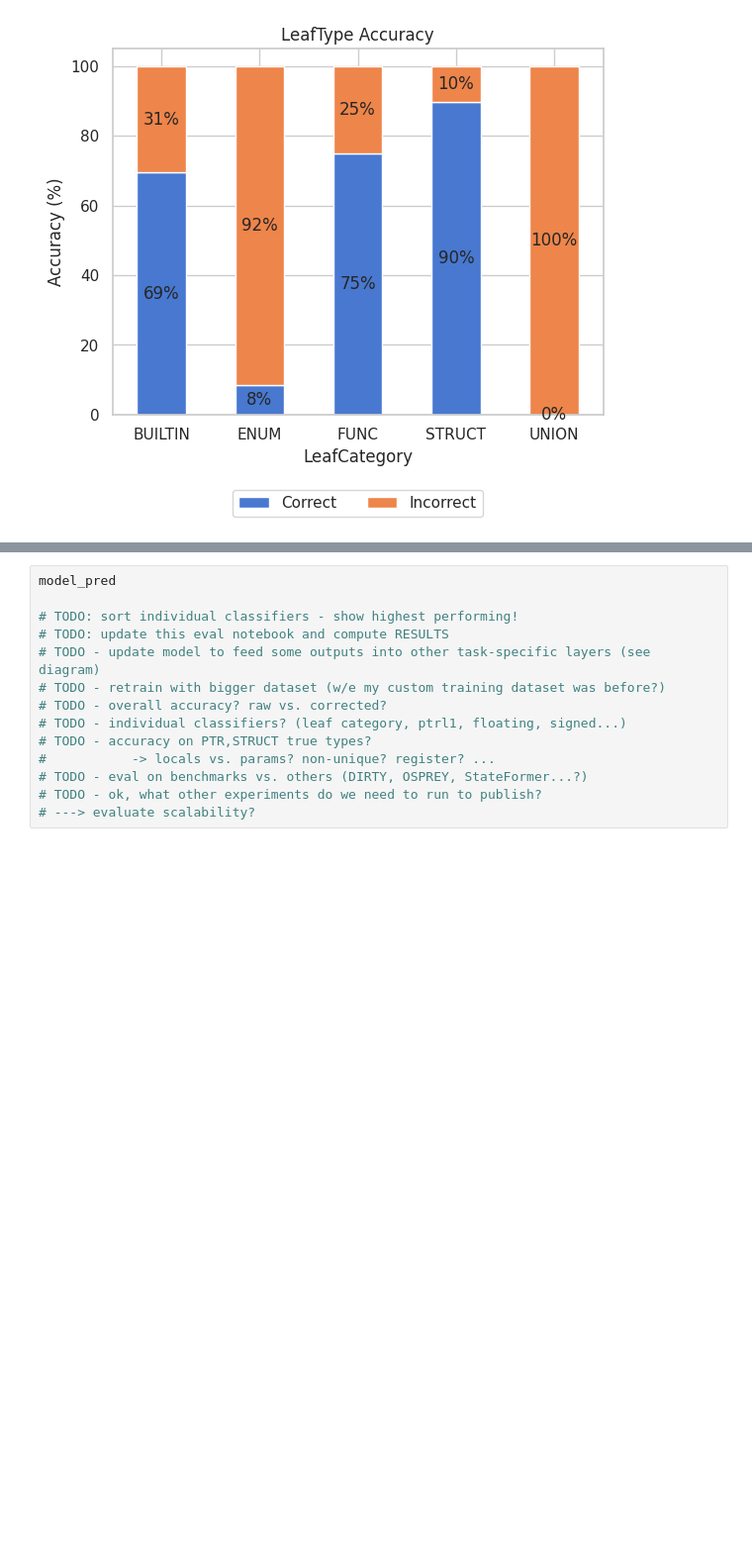
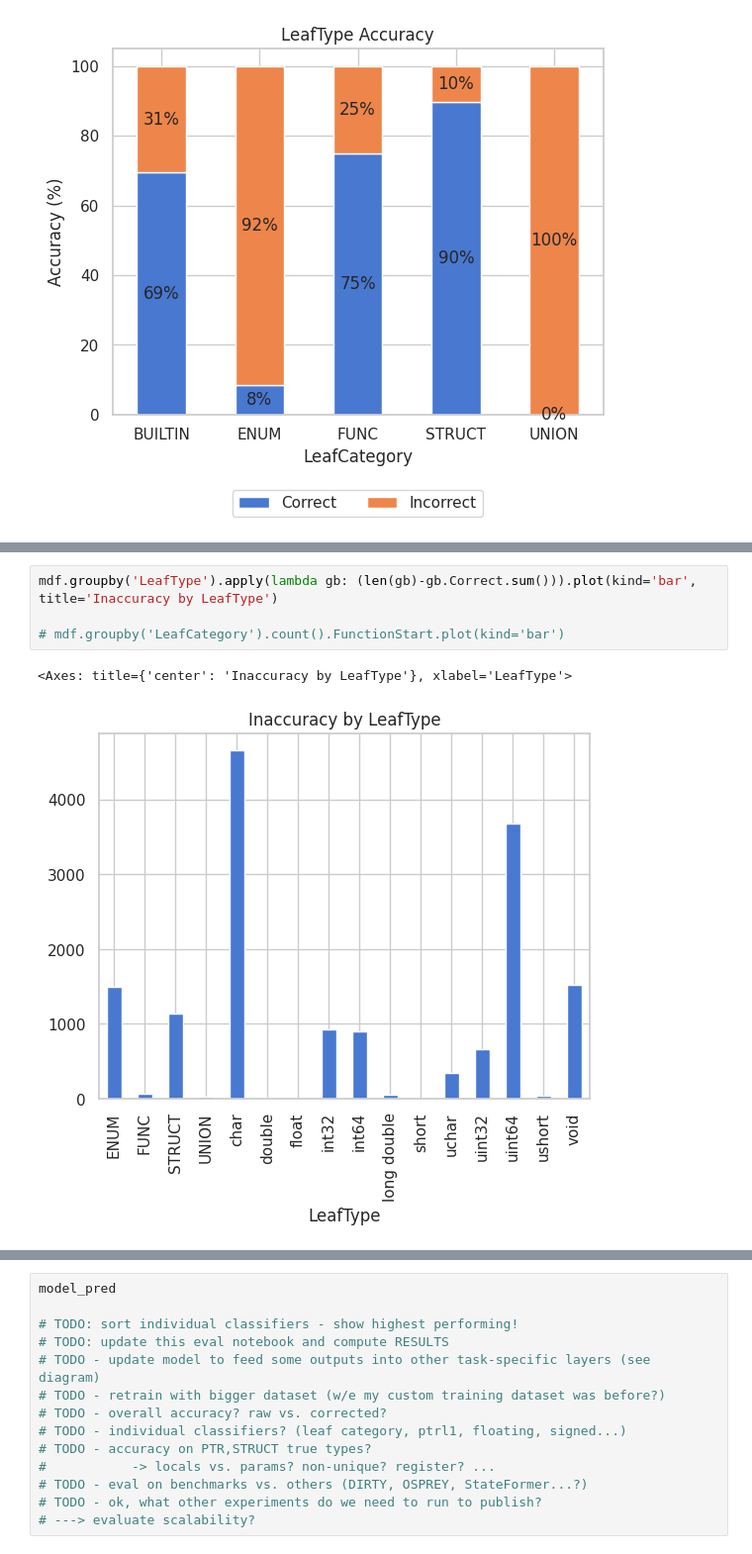
Before and after one commit to lasserre/datatype-recovery-experiments, a Jupyter notebook: notebooks/eval_NEW_ENCODING.ipynb, the cells around one changed output, grey strips where cells are left out. Shown at 99% size. Saved outputs shown, nothing was run; the diff lists cells and outputs as text; blank space fills up the shorter version.

```diff
--- a/notebooks/eval_NEW_ENCODING.ipynb
+++ b/notebooks/eval_NEW_ENCODING.ipynb
@@ -221,0 +226,8 @@ len(mdf)
+# %%
+mdf.groupby('LeafType').apply(lambda gb: (len(gb)-gb.Correct.sum())).plot(kind='bar',
+title='Inaccuracy by LeafType')
+
+# mdf.groupby('LeafCategory').count().FunctionStart.plot(kind='bar')
+# %% [output]
+<Axes: title={'center': 'Inaccuracy by LeafType'}, xlabel='LeafType'>
+[figure, added]
```
Also changed, not shown: parts of 32 cells of this notebook, 1 other file.
